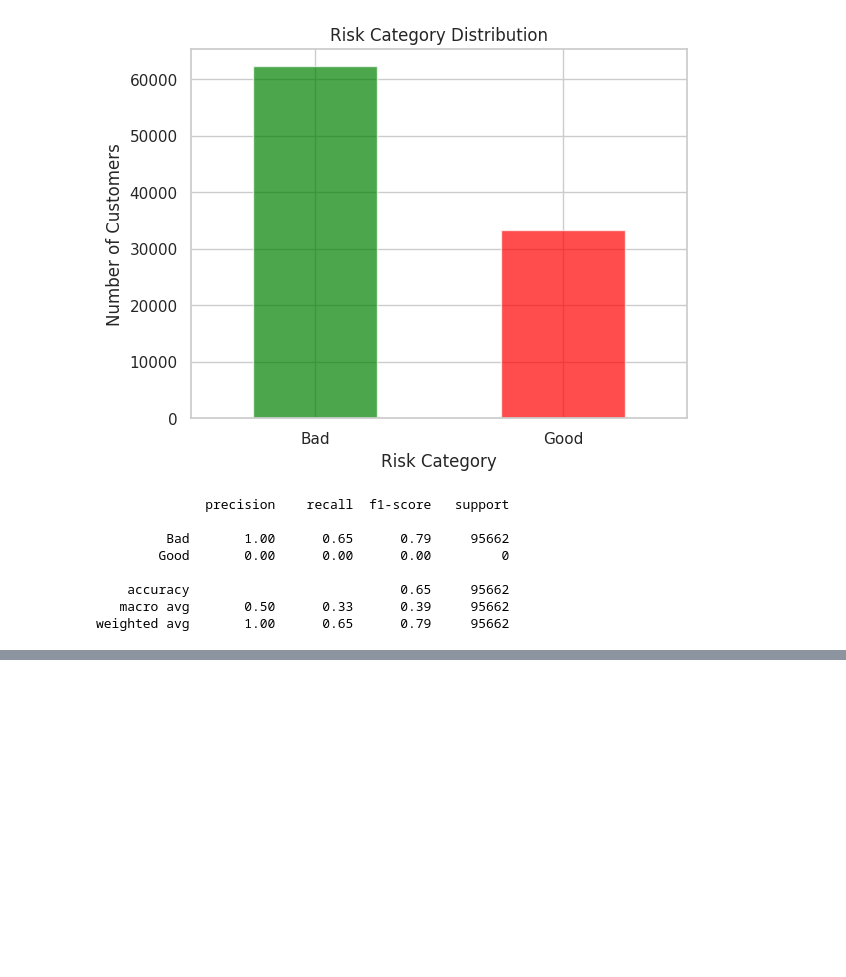
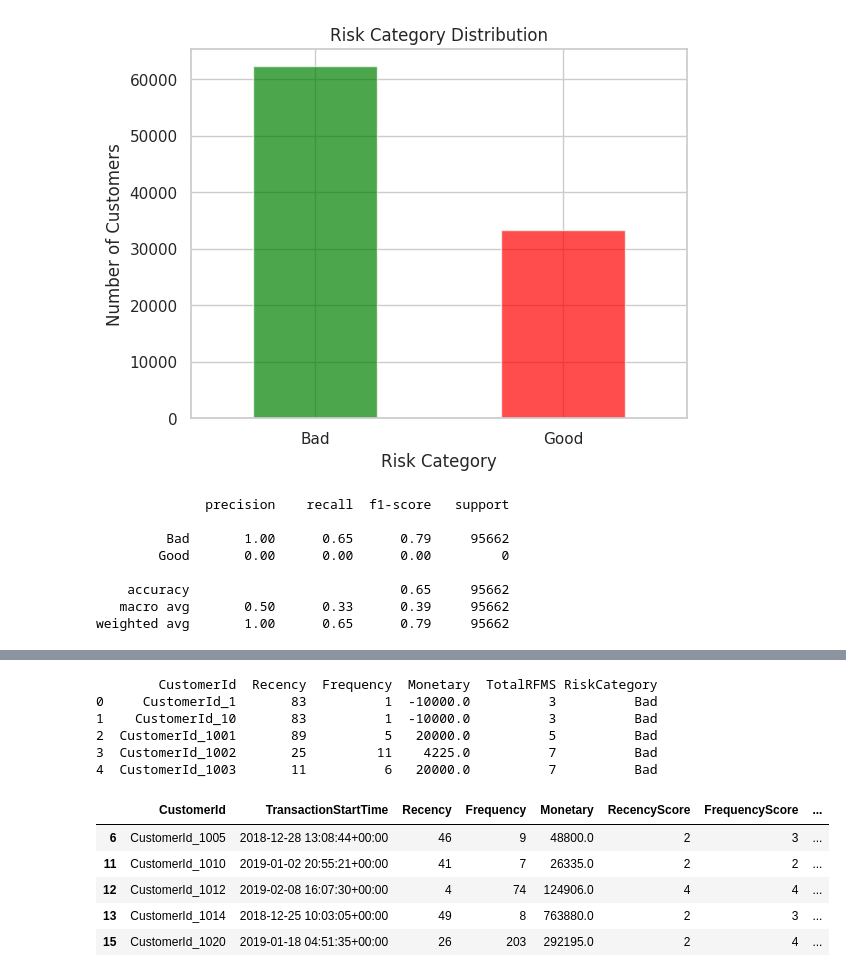
Before and after one commit to amannnnnyyyy/Credit-Scoring_and_Risk-Analysis, a Jupyter notebook: notebooks/credit_scoring_bati.ipynb, the cells around one changed output, grey strips where cells are left out. Drawn from its saved outputs; the diff is of its cells as text; code cells hidden in the pictures; blank space fills up the shorter version.

```diff
--- a/notebooks/credit_scoring_bati.ipynb
+++ b/notebooks/credit_scoring_bati.ipynb
@@ -489,0 +540,28 @@ weighted avg       1.00      0.65      0.79     95662
+# %%
+def classify_rfms(row):
+    if row['Frequency'] >= rfms_df['Frequency'].median() and row['Monetary'] >= rfms_df['Monetary'].median():
+        return 'Good'
+    else:
+        return 'Bad'
+
+# Assign labels
+rfms_df['RiskCategory'] = rfms_df.apply(classify_rfms, axis=1)
+
+# Display the updated DataFrame with Risk Categories
+print(rfms_df[['CustomerId', 'Recency', 'Frequency', 'Monetary', 'TotalRFMS', 'RiskCategory']].head())
+# %% [output]
+        CustomerId  Recency  Frequency  Monetary  TotalRFMS RiskCategory
+0     CustomerId_1       83          1  -10000.0          3          Bad
+1    CustomerId_10       83          1  -10000.0          3          Bad
+2  CustomerId_1001       89          5   20000.0          5          Bad
+3  CustomerId_1002       25         11    4225.0          7          Bad
+4  CustomerId_1003       11          6   20000.0          7          Bad
+# %%
+rfms_df[rfms_df['RiskCategory']=='Good'].head()
+# %% [output]
+|  | CustomerId | TransactionStartTime | Recency | Frequency | Monetary | RecencyScore | FrequencyScore | ... |
+| 6 | CustomerId_1005 | 2018-12-28 13:08:44+00:00 | 46 | 9 | 48800.0 | 2 | 3 | ... |
+| 11 | CustomerId_1010 | 2019-01-02 20:55:21+00:00 | 41 | 7 | 26335.0 | 2 | 2 | ... |
+| 12 | CustomerId_1012 | 2019-02-08 16:07:30+00:00 | 4 | 74 | 124906.0 | 4 | 4 | ... |
+| 13 | CustomerId_1014 | 2018-12-25 10:03:05+00:00 | 49 | 8 | 763880.0 | 2 | 3 | ... |
+| 15 | CustomerId_1020 | 2019-01-18 04:51:35+00:00 | 26 | 203 | 292195.0 | 2 | 4 | ... |
```
Also changed, not shown: parts of 3 cells of this notebook.
